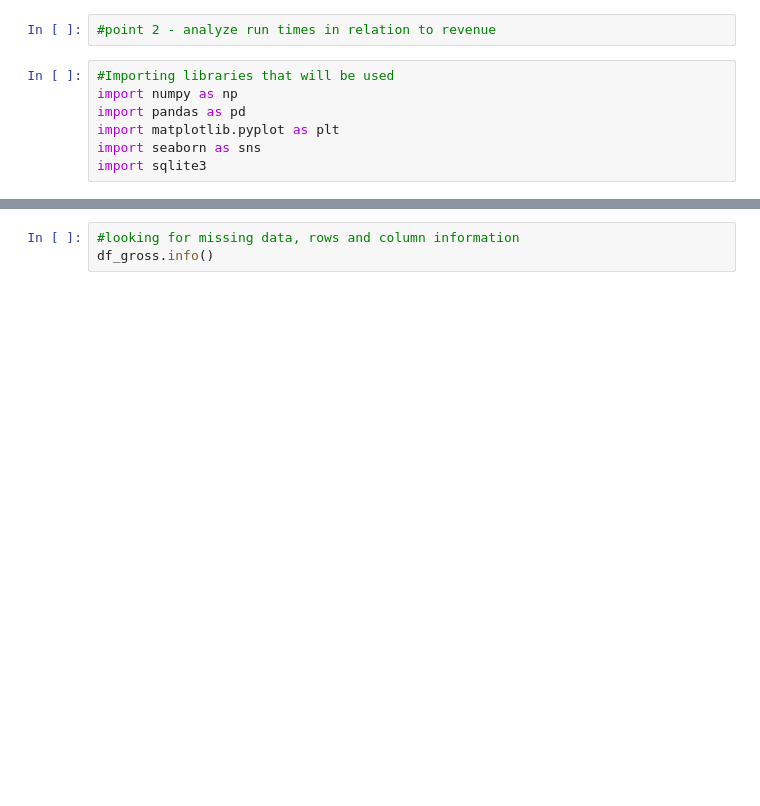
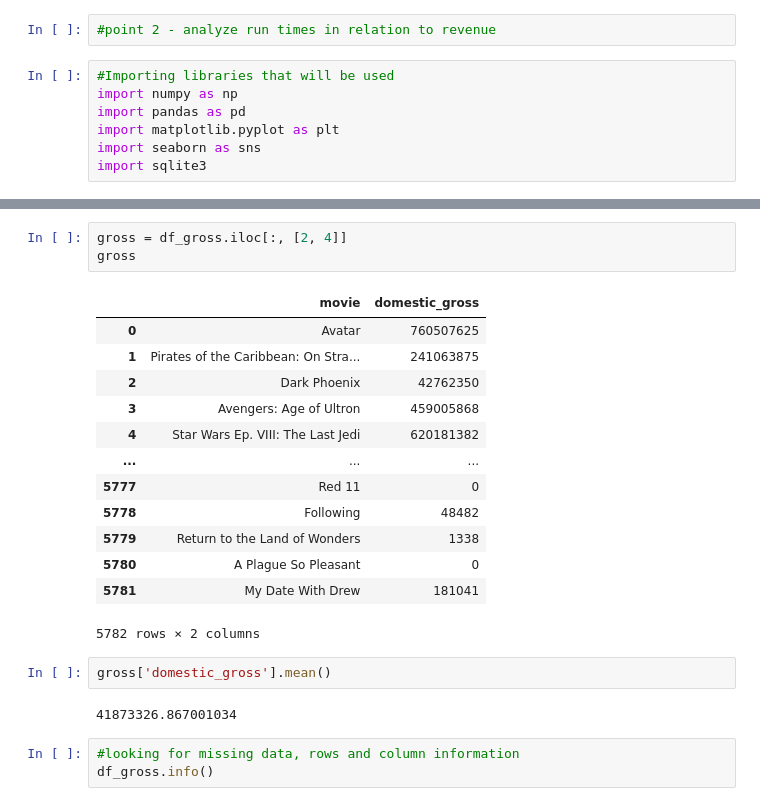
Before and after one commit to harte3/Flatiron-Capstone-Group-2, a Jupyter notebook: notebooks/donnie-kevin/Donnie-Kevin.ipynb, the cells around one changed output, grey strips where cells are left out. Drawn from its saved outputs; the diff is of its cells as text; blank space fills up the shorter version.

```diff
--- a/notebooks/donnie-kevin/Donnie-Kevin.ipynb
+++ b/notebooks/donnie-kevin/Donnie-Kevin.ipynb
@@ -23,3 +39,24 @@ df_gross.head()
+# %%
+gross = df_gross.iloc[:, [2, 4]]
+gross
+# %% [output]
+|  | movie | domestic_gross |
+| 0 | Avatar | 760507625 |
+| 1 | Pirates of the Caribbean: On Stra... | 241063875 |
+| 2 | Dark Phoenix | 42762350 |
+| 3 | Avengers: Age of Ultron | 459005868 |
+| 4 | Star Wars Ep. VIII: The Last Jedi | 620181382 |
+| ... | ... | ... |
+| 5777 | Red 11 | 0 |
+| 5778 | Following | 48482 |
+| 5779 | Return to the Land of Wonders | 1338 |
+| 5780 | A Plague So Pleasant | 0 |
+| 5781 | My Date With Drew | 181041 |
+5782 rows × 2 columns
+# %%
+gross['domestic_gross'].mean()
+# %% [output]
+41873326.867001034
 # %%
 #looking for missing data, rows and column information
 df_gross.info()
```
Also changed, not shown: parts of 7 cells of this notebook.
